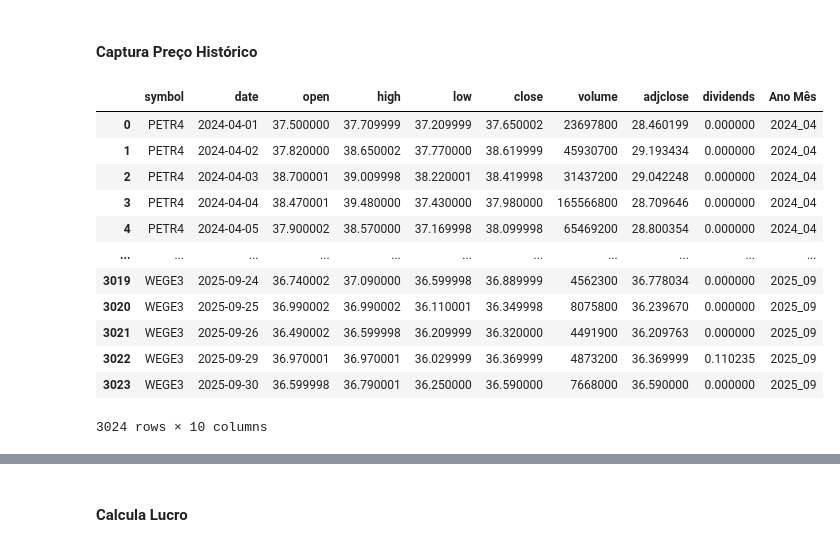
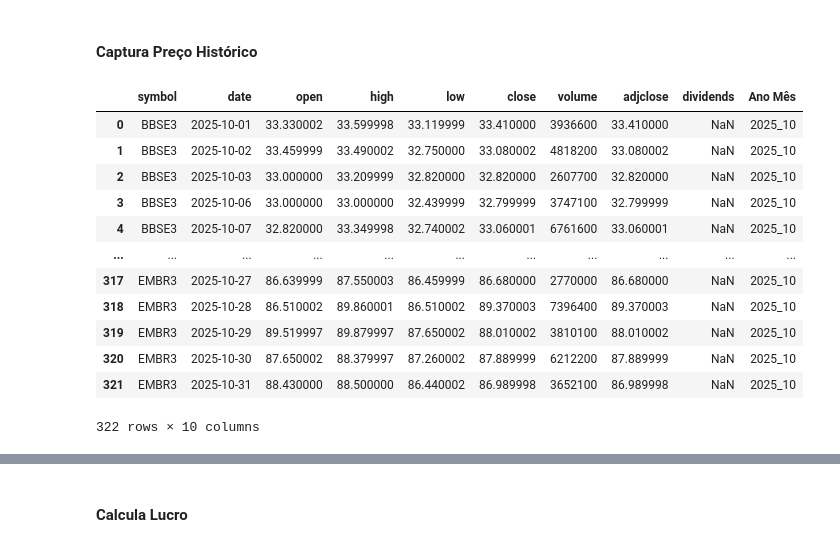
Before and after one commit to LuisHenrique7/Analise-Financeira, a Jupyter notebook: Modelagem da Carteira de Ativos.ipynb, the cells around one changed output, grey strips where cells are left out. Saved outputs shown, nothing was run; the diff lists cells and outputs as text; code cells hidden in the pictures.

Commit message:
Atualiza o histórico e usa as aquisições reais para montar os dados usados no Dashboard Desempenho da Carteira

```diff
--- a/Modelagem da Carteira de Ativos.ipynb
+++ b/Modelagem da Carteira de Ativos.ipynb
@@ -37,6 +38,7 @@ ativos = list(carteira_1[0]) + list(carteira_1[1]) + carteira_2
 lista_tickers = []
 for ativo in ativos:
     lista_tickers.append((ativo,yq.Ticker(ativo+'.SA')))
+    sleep(17)
 
 idx = 0
 df_ativos = pd.DataFrame()
@@ -190,7 +192,8 @@ df_ativos.to_csv('Dados Modelados/carteira_ativos.csv', index=False)
 # %% [markdown]
 ## Aquisição
 # %%
-df_aquisicao = pd.read_csv("Exemplo Aquisição.csv")
+# df_aquisicao = pd.read_csv("Exemplo Aquisição.csv")
+df_aquisicao = pd.read_csv("Aquisições.csv")
 df_aquisicao.rename(columns={"Preço de Aquisição": "Valor", "Data de Aquisição": "Data"}, inplace=True)
 df_aquisicao = df_aquisicao.filter(["Ativo", "Data", "Valor", "Número de Cotas", "Dono"])
 df_aquisicao['Valor'] = df_aquisicao['Valor'].str.replace(',', '.').astype(float)
@@ -509,42 +505,43 @@ df_aquisicao_geral
 # %%
 data_minima = df_aquisicao_geral["Data"].min().strftime("%Y-%m-%d")
 data_maxima = df_aquisicao_geral["Data"].max().strftime("%Y-%m-%d")
 ano = int(data_maxima[:4])
 mes = int(data_maxima[5:7])
 if mes < 12:
     mes += 1
 else:
     ano += 1
     mes = 1
 data_maxima = f"{ano}-{mes}-01"
 ativos = pd.unique(df_aquisicao_geral["Ativo"]).tolist()
 
 lista_tickers = []
 for ativo in ativos:
     lista_tickers.append((ativo,yq.Ticker(ativo+'.SA')))
+    sleep(15)
 
 df_precos_historicos = pd.DataFrame()
 for nome, ticker in lista_tickers:
     df_precos_historicos = pd.concat([df_precos_historicos, ticker.history(start=data_minima, end=data_maxima, interval='1d')])
 
 df_precos_historicos.reset_index(inplace=True)
 df_precos_historicos["symbol"] = df_precos_historicos["symbol"].str.replace(".SA", "")
 df_precos_historicos["Ano Mês"] = df_precos_historicos["date"].apply(lambda x: str(x)[0:4] + "_" + str(x)[5:7])
 df_precos_historicos
 # %% [output]
 |  | symbol | date | open | high | low | close | volume | adjclose | dividends | Ano Mês |
-| 0 | PETR4 | 2024-04-01 | 37.500000 | 37.709999 | 37.209999 | 37.650002 | 23697800 | 28.460199 | 0.000000 | 2024_04 |
-| 1 | PETR4 | 2024-04-02 | 37.820000 | 38.650002 | 37.770000 | 38.619999 | 45930700 | 29.193434 | 0.000000 | 2024_04 |
-| 2 | PETR4 | 2024-04-03 | 38.700001 | 39.009998 | 38.220001 | 38.419998 | 31437200 | 29.042248 | 0.000000 | 2024_04 |
-| 3 | PETR4 | 2024-04-04 | 38.470001 | 39.480000 | 37.430000 | 37.980000 | 165566800 | 28.709646 | 0.000000 | 2024_04 |
-| 4 | PETR4 | 2024-04-05 | 37.900002 | 38.570000 | 37.169998 | 38.099998 | 65469200 | 28.800354 | 0.000000 | 2024_04 |
+| 0 | BBSE3 | 2025-10-01 | 33.330002 | 33.599998 | 33.119999 | 33.410000 | 3936600 | 33.410000 | NaN | 2025_10 |
+| 1 | BBSE3 | 2025-10-02 | 33.459999 | 33.490002 | 32.750000 | 33.080002 | 4818200 | 33.080002 | NaN | 2025_10 |
+| 2 | BBSE3 | 2025-10-03 | 33.000000 | 33.209999 | 32.820000 | 32.820000 | 2607700 | 32.820000 | NaN | 2025_10 |
+| 3 | BBSE3 | 2025-10-06 | 33.000000 | 33.000000 | 32.439999 | 32.799999 | 3747100 | 32.799999 | NaN | 2025_10 |
+| 4 | BBSE3 | 2025-10-07 | 32.820000 | 33.349998 | 32.740002 | 33.060001 | 6761600 | 33.060001 | NaN | 2025_10 |
 | ... | ... | ... | ... | ... | ... | ... | ... | ... | ... | ... |
-| 3019 | WEGE3 | 2025-09-24 | 36.740002 | 37.090000 | 36.599998 | 36.889999 | 4562300 | 36.778034 | 0.000000 | 2025_09 |
-| 3020 | WEGE3 | 2025-09-25 | 36.990002 | 36.990002 | 36.110001 | 36.349998 | 8075800 | 36.239670 | 0.000000 | 2025_09 |
-| 3021 | WEGE3 | 2025-09-26 | 36.490002 | 36.599998 | 36.209999 | 36.320000 | 4491900 | 36.209763 | 0.000000 | 2025_09 |
-| 3022 | WEGE3 | 2025-09-29 | 36.970001 | 36.970001 | 36.029999 | 36.369999 | 4873200 | 36.369999 | 0.110235 | 2025_09 |
-| 3023 | WEGE3 | 2025-09-30 | 36.599998 | 36.790001 | 36.250000 | 36.590000 | 7668000 | 36.590000 | 0.000000 | 2025_09 |
+| 317 | EMBR3 | 2025-10-27 | 86.639999 | 87.550003 | 86.459999 | 86.680000 | 2770000 | 86.680000 | NaN | 2025_10 |
+| 318 | EMBR3 | 2025-10-28 | 86.510002 | 89.860001 | 86.510002 | 89.370003 | 7396400 | 89.370003 | NaN | 2025_10 |
+| 319 | EMBR3 | 2025-10-29 | 89.519997 | 89.879997 | 87.650002 | 88.010002 | 3810100 | 88.010002 | NaN | 2025_10 |
+| 320 | EMBR3 | 2025-10-30 | 87.650002 | 88.379997 | 87.260002 | 87.889999 | 6212200 | 87.889999 | NaN | 2025_10 |
+| 321 | EMBR3 | 2025-10-31 | 88.430000 | 88.500000 | 86.440002 | 86.989998 | 3652100 | 86.989998 | NaN | 2025_10 |
-3024 rows × 10 columns
+322 rows × 10 columns
 # %%
 df_precos_historicos.loc[df_precos_historicos["Ano Mês"] == "2025_09"]#.iloc[-1, :]
 # %% [output]
```
Also changed, not shown: parts of 24 cells of this notebook, 3 other files.
